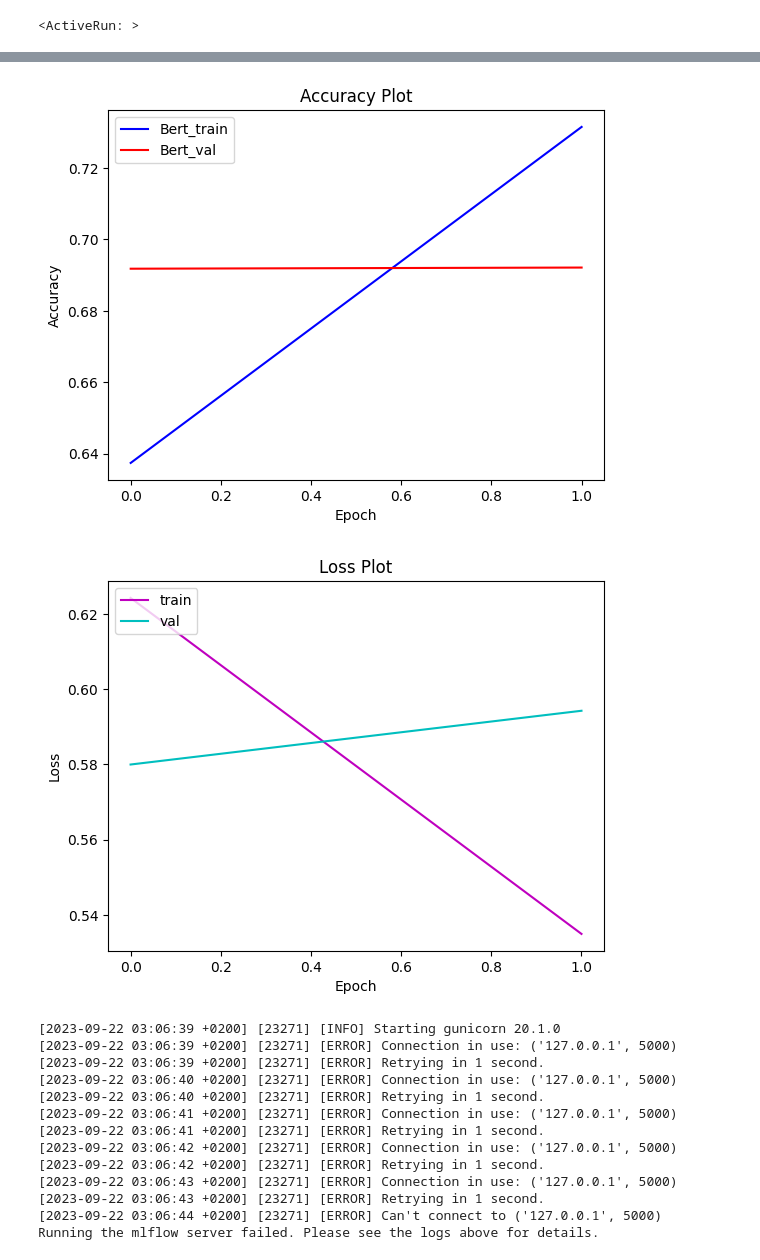
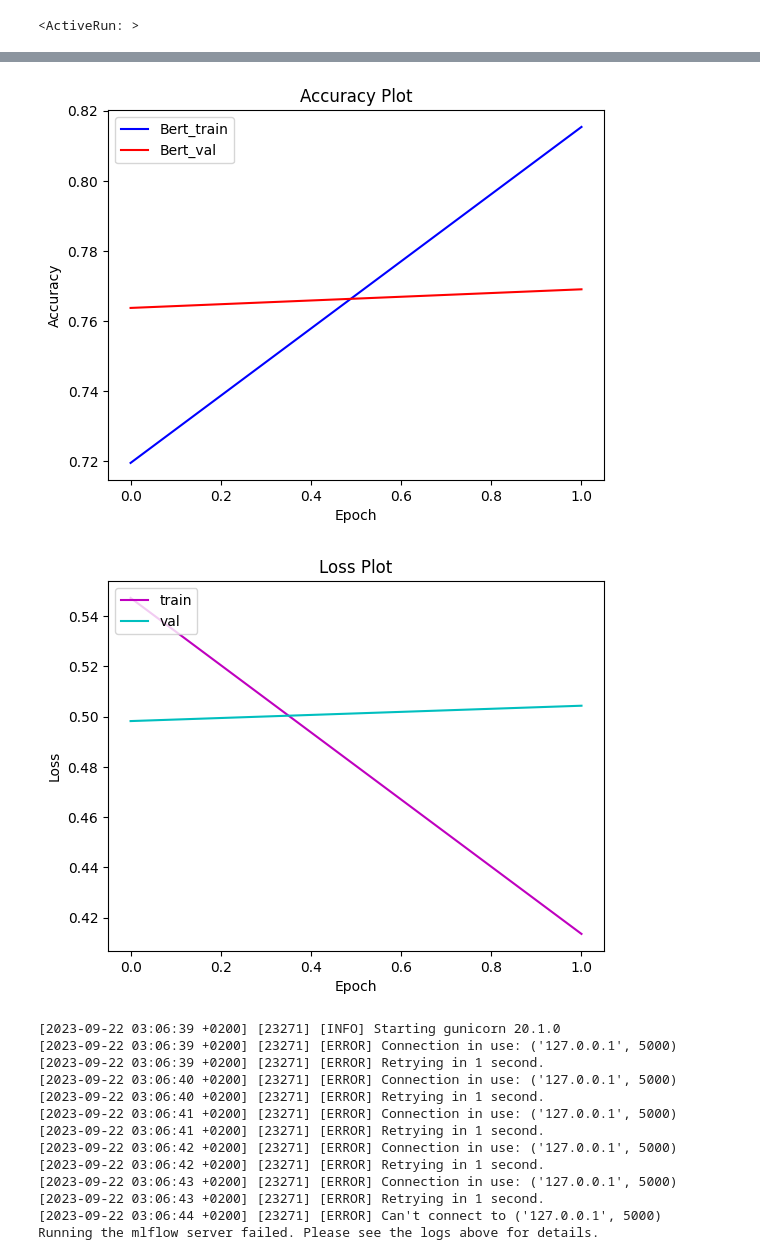
Before and after one commit to nasr-edine/detect-badbuzz, a Jupyter notebook: notebooks/bert_model_gpu.ipynb, the cells around one changed output, grey strips where cells are left out. Cells and saved outputs as stored; diff of their text form; code cells hidden in the pictures.

Commit message:
updata bert model notebook

```diff
--- a/notebooks/bert_model_gpu.ipynb
+++ b/notebooks/bert_model_gpu.ipynb
@@ -127,18 +140,3 @@ mlflow.set_experiment(experiment_name)
 mlflow.start_run(description="bert_model")
 # %% [output]
 <ActiveRun: >
-# %%
-# log_dir='tensorboard_data/tb_bert'
-# model_save_path='./models/bert_model.h5'
-
-# callbacks = [tf.keras.callbacks.ModelCheckpoint(filepath=model_save_path,save_weights_only=True,monitor='val_loss',mode='min',save_best_only=True)]
-
-# print('\nBert Model',bert_model.summary())
-
-loss = tf.keras.losses.SparseCategoricalCrossentropy(from_logits=True)
-metric = tf.keras.metrics.SparseCategoricalAccuracy('accuracy')
-optimizer = tf.keras.optimizers.Adam(learning_rate=2e-5,epsilon=1e-08)
-
-model.compile(loss=loss,optimizer=optimizer,metrics=[metric])
-# %%
-history=model.fit([train_inp,train_mask],train_label,batch_size=32,epochs=2,validation_data=([val_inp,val_mask],val_label))
@@ -149,0 +143,7 @@ Epoch 2/2
+# %%
+import tensorflow as tf
+
+optimizer=tf.keras.optimizers.Adam(learning_rate=3e-5, epsilon=1e-08, clipnorm=1.0)
+loss=tf.keras.losses.SparseCategoricalCrossentropy(from_logits=True)
+model.compile(optimizer=optimizer, loss=loss, metrics=['accuracy'])
+model.summary()
@@ -149,0 +166,10 @@ Epoch 2/2
+# %%
+import tensorflow as tf
+from tensorflow.keras.callbacks import ReduceLROnPlateau, EarlyStopping
+
+
+batch_size=64
+
+callbacks = [ ReduceLROnPlateau(monitor='val_loss', patience=5, cooldown=0),
+              EarlyStopping(monitor='val_acc', min_delta=1e-5, patience=5)]
+history = model.fit([train_inp,train_mask],train_label,batch_size=batch_size, epochs=2, validation_data=([val_inp,val_mask],val_label), callbacks=callbacks)
@@ -158,16 +199,15 @@ Accuracy: 69.21%
 # %%
 plt.plot(history.history['accuracy'], c= 'b')
 plt.plot(history.history['val_accuracy'], c='r')
 plt.title('Accuracy Plot')
 plt.ylabel('Accuracy')
 plt.xlabel('Epoch')
 plt.legend(['Bert_train', 'Bert_val'], loc='upper left')
 plt.savefig('accuracy_plot.png')
-mlflow.log_artifact('accuracy_plot.png')
 
 plt.show()
 # %% [output]
-[figure, old version]
+[figure, new version]
 # %%
 
 plt.plot(history.history['loss'], c='m')
@@ -177,10 +217,9 @@ plt.ylabel('Loss')
 plt.xlabel('Epoch')
 plt.legend(['train', 'val'], loc = 'upper left')
 plt.savefig('loss_plot.png')
-mlflow.log_artifact('loss_plot.png')
 plt.show()
 # %% [output]
-[figure, old version]
+[figure, new version]
 # %%
 # Track your experiment with MLflow
 mlflow.log_metrics({'accuracy': accuracy})
```
Also changed, not shown: parts of 17 cells of this notebook.
